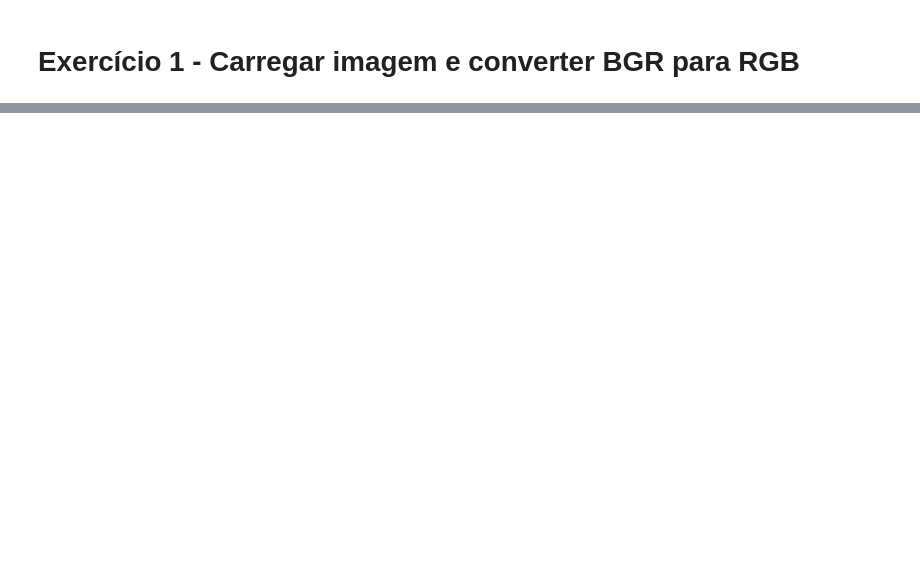
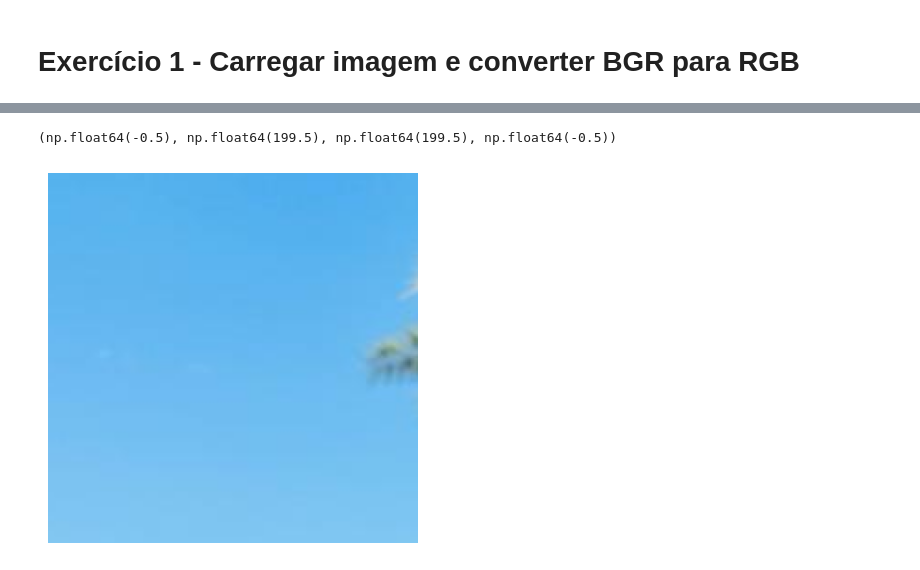
Before and after one commit to 001986josevaldo/avaliacao-processamento-imagem, a Jupyter notebook: avaliacao.ipynb, the cells around one changed output, grey strips where cells are left out. Drawn from its saved outputs; the diff is of its cells as text; code cells hidden in the pictures; blank space fills up the shorter version.

```diff
--- a/avaliacao.ipynb
+++ b/avaliacao.ipynb
@@ -53,0 +82,7 @@ plt.axis('off')
+# %%
+# 6
+roi = img[100:300, 100:300]
+plt.imshow(cv2.cvtColor(roi, cv2.COLOR_BGR2RGB)); plt.axis('off')
+# %% [output]
+(np.float64(-0.5), np.float64(199.5), np.float64(199.5), np.float64(-0.5))
+[figure, added]
```
Also changed, not shown: parts of 9 cells of this notebook.
